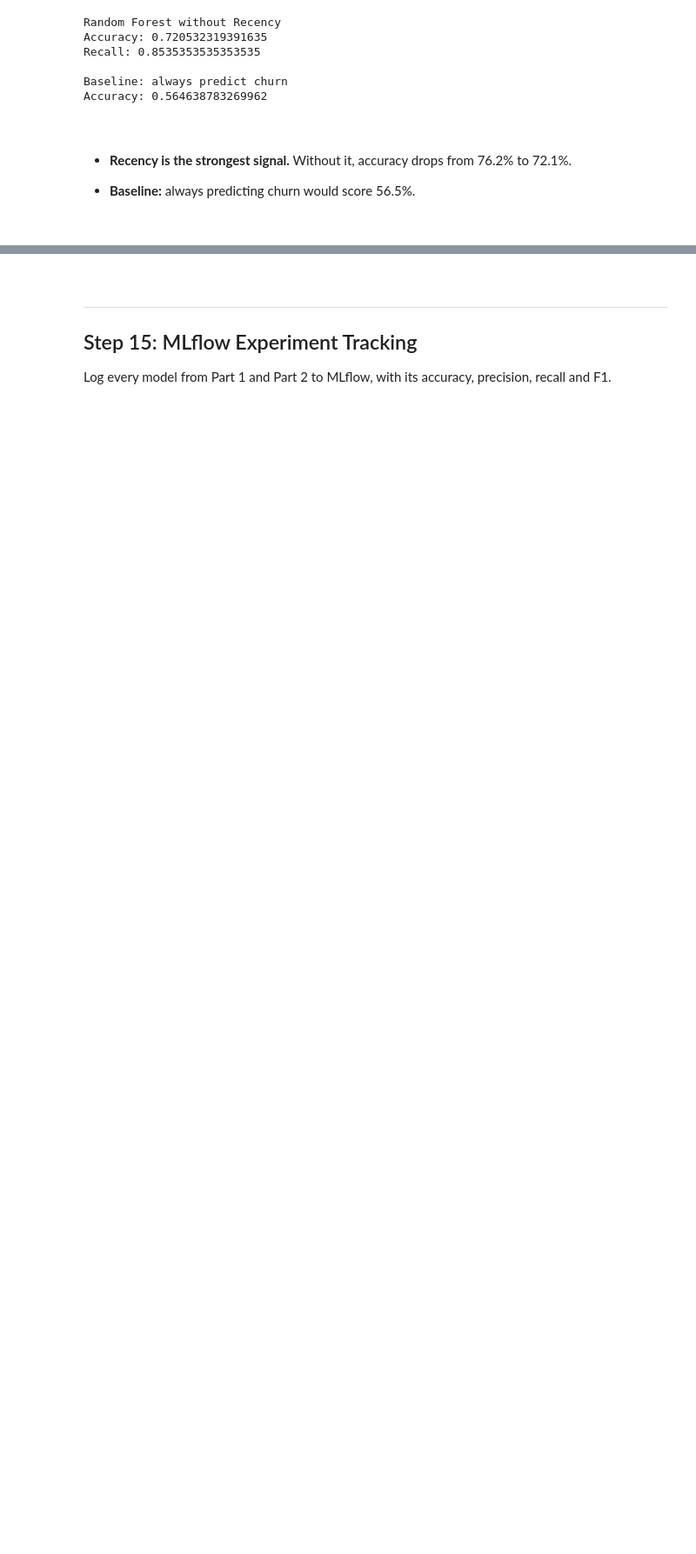
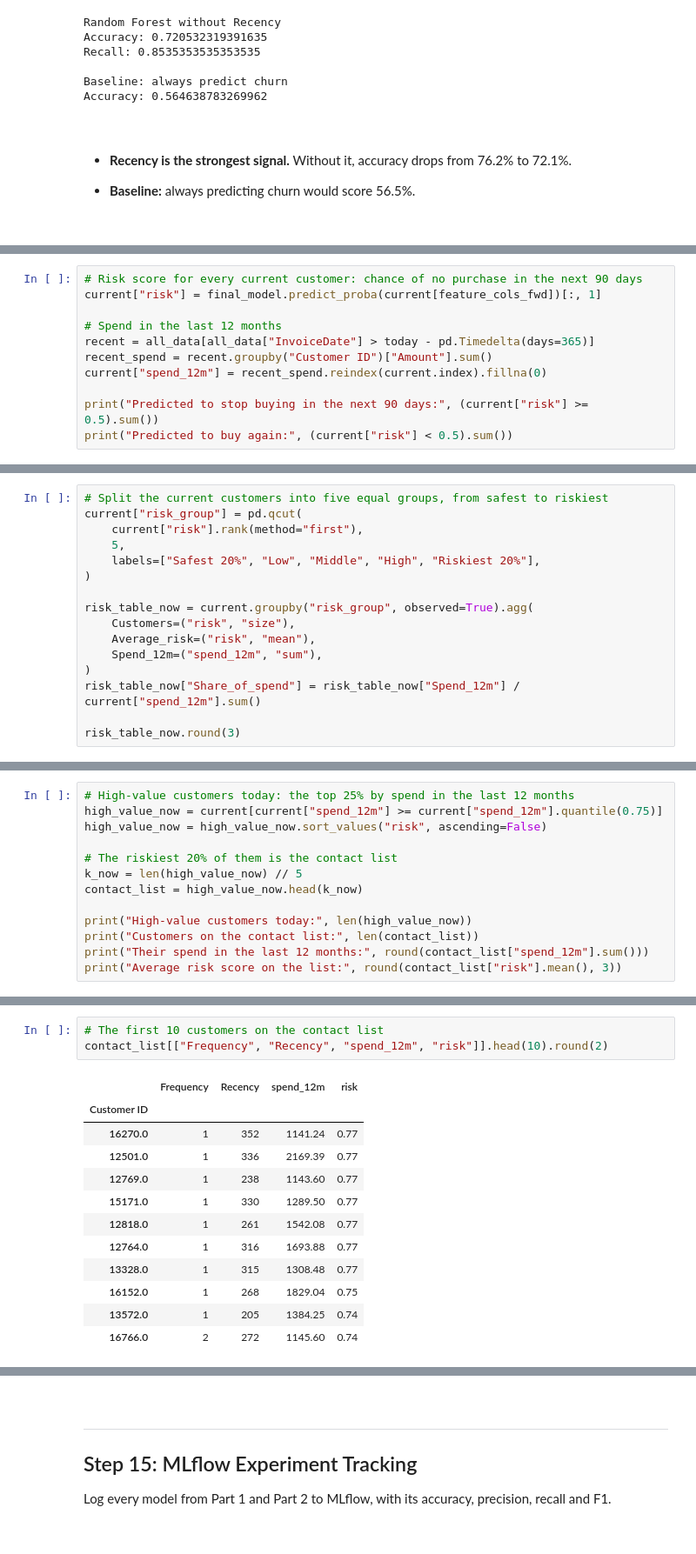
Before and after one commit to Rahulkulkarni2002/customer-churn-prediction-api, a Jupyter notebook: churn.ipynb, the cells around one changed output, grey strips where cells are left out. Shown at 87% size. Saved outputs shown, nothing was run; the diff lists cells and outputs as text; blank space fills up the shorter version.

```diff
--- a/churn.ipynb
+++ b/churn.ipynb
@@ -887,0 +653,11 @@ These 263 customers are the ones worth contacting first.
+# %%
+# Risk score for every current customer: chance of no purchase in the next 90 days
+current["risk"] = final_model.predict_proba(current[feature_cols_fwd])[:, 1]
+
+# Spend in the last 12 months
+recent = all_data[all_data["InvoiceDate"] > today - pd.Timedelta(days=365)]
+recent_spend = recent.groupby("Customer ID")["Amount"].sum()
+current["spend_12m"] = recent_spend.reindex(current.index).fillna(0)
+
+print("Predicted to stop buying in the next 90 days:", (current["risk"] >= 0.5).sum())
+print("Predicted to buy again:", (current["risk"] < 0.5).sum())
@@ -887,0 +697,16 @@ These 263 customers are the ones worth contacting first.
+# %%
+# Split the current customers into five equal groups, from safest to riskiest
+current["risk_group"] = pd.qcut(
+    current["risk"].rank(method="first"),
+    5,
+    labels=["Safest 20%", "Low", "Middle", "High", "Riskiest 20%"],
+)
+
+risk_table_now = current.groupby("risk_group", observed=True).agg(
+    Customers=("risk", "size"),
+    Average_risk=("risk", "mean"),
+    Spend_12m=("spend_12m", "sum"),
+)
+risk_table_now["Share_of_spend"] = risk_table_now["Spend_12m"] / current["spend_12m"].sum()
+
+risk_table_now.round(3)
@@ -887,0 +745,13 @@ These 263 customers are the ones worth contacting first.
+# %%
+# High-value customers today: the top 25% by spend in the last 12 months
+high_value_now = current[current["spend_12m"] >= current["spend_12m"].quantile(0.75)]
+high_value_now = high_value_now.sort_values("risk", ascending=False)
+
+# The riskiest 20% of them is the contact list
+k_now = len(high_value_now) // 5
+contact_list = high_value_now.head(k_now)
+
+print("High-value customers today:", len(high_value_now))
+print("Customers on the contact list:", len(contact_list))
+print("Their spend in the last 12 months:", round(contact_list["spend_12m"].sum()))
+print("Average risk score on the list:", round(contact_list["risk"].mean(), 3))
@@ -887,0 +769,16 @@ These 263 customers are the ones worth contacting first.
+# %%
+# The first 10 customers on the contact list
+contact_list[["Frequency", "Recency", "spend_12m", "risk"]].head(10).round(2)
+# %% [output]
+|  | Frequency | Recency | spend_12m | risk |
+| Customer ID |  |  |  |  |
+| 16270.0 | 1 | 352 | 1141.24 | 0.77 |
+| 12501.0 | 1 | 336 | 2169.39 | 0.77 |
+| 12769.0 | 1 | 238 | 1143.60 | 0.77 |
+| 15171.0 | 1 | 330 | 1289.50 | 0.77 |
+| 12818.0 | 1 | 261 | 1542.08 | 0.77 |
+| 12764.0 | 1 | 316 | 1693.88 | 0.77 |
+| 13328.0 | 1 | 315 | 1308.48 | 0.77 |
+| 16152.0 | 1 | 268 | 1829.04 | 0.75 |
+| 13572.0 | 1 | 205 | 1384.25 | 0.74 |
+| 16766.0 | 2 | 272 | 1145.60 | 0.74 |
```
Also changed, not shown: parts of 45 cells of this notebook, 1 other file.
